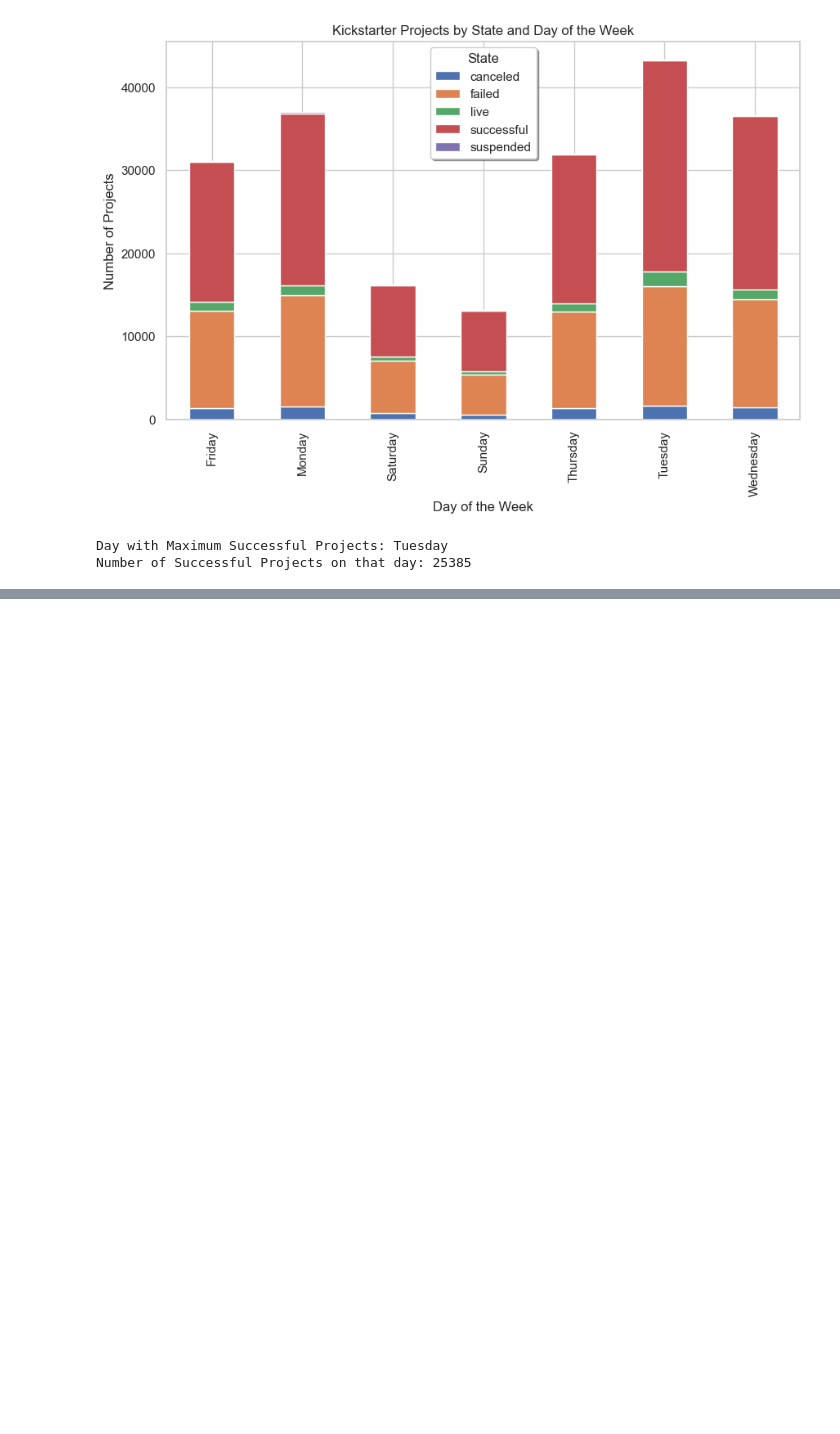
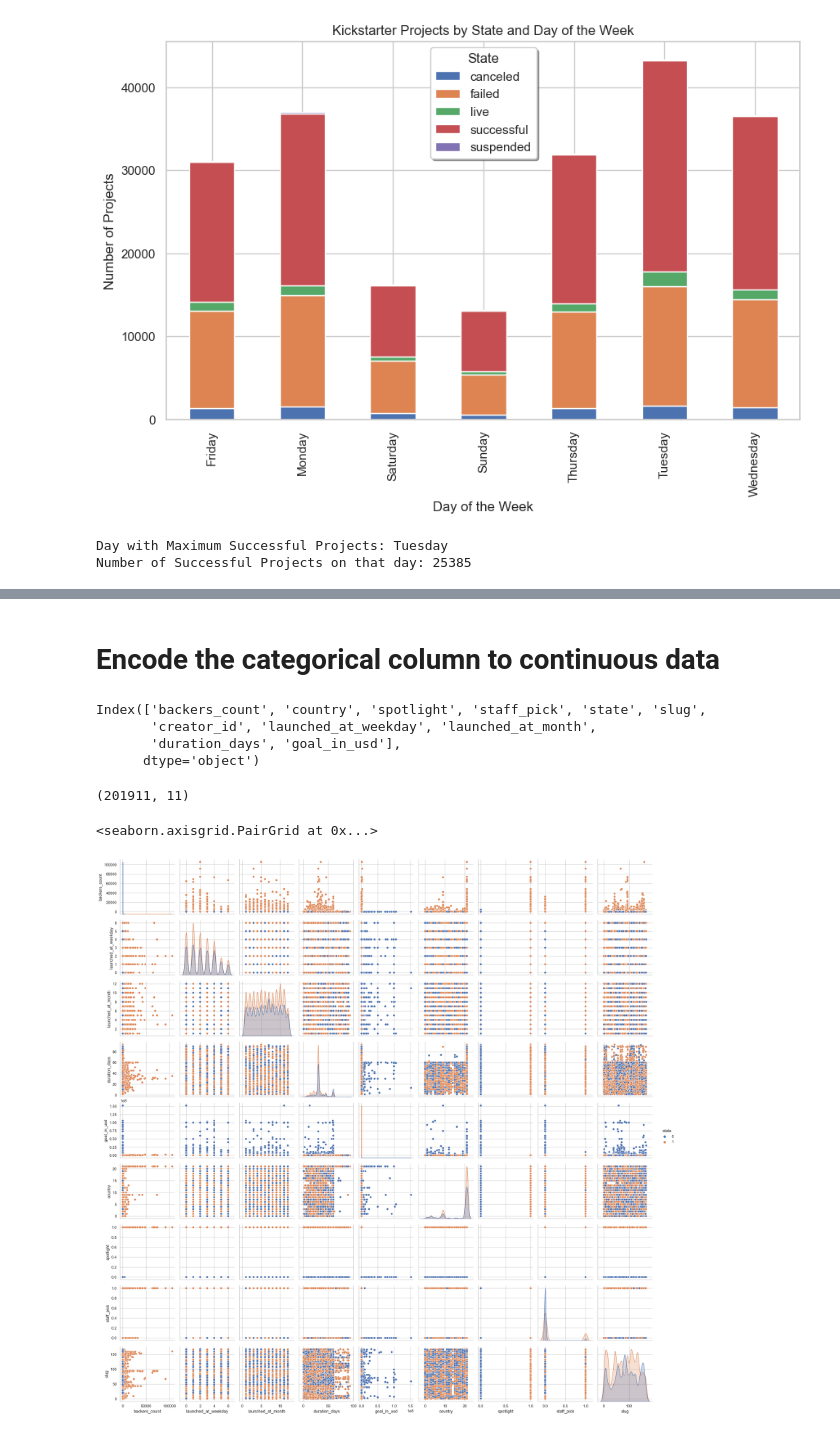
Before and after one commit to forster-j/ds-ml-project-kickstarter, a Jupyter notebook: Ankits_notebook.ipynb, the cells around one changed output, grey strips where cells are left out. Saved outputs shown, nothing was run; the diff lists cells and outputs as text; code cells hidden in the pictures; blank space fills up the shorter version.

```diff
--- a/Ankits_notebook.ipynb
+++ b/Ankits_notebook.ipynb
@@ -290,0 +304,3 @@ Number of Successful Projects on that day: 25385
+# %%
+#Drop all the live project
+data1 = data1[data1['state'] != 'live']
@@ -290,0 +312,2 @@ Number of Successful Projects on that day: 25385
+# %%
+data1['state'] = data1['state'].apply(lambda x: 1 if x == 'successful' else 0)
@@ -290,0 +327,19 @@ Number of Successful Projects on that day: 25385
+# %% [markdown]
+# Encode the categorical column to continuous data
+# %%
+print(data1.columns)
+# %% [output]
+Index(['backers_count', 'country', 'spotlight', 'staff_pick', 'state', 'slug',
+       'creator_id', 'launched_at_weekday', 'launched_at_month',
+       'duration_days', 'goal_in_usd'],
+      dtype='object')
+# %%
+# Encode the categorical column to continuous data
+cat_features = ['country', 'spotlight', 'staff_pick', 'slug']
+encoder = LabelEncoder()
+encoded = data1[cat_features].apply(encoder.fit_transform)
+
+data_cols = ['backers_count', 'state',
+       'creator_id', 'launched_at_weekday', 'launched_at_month',
+       'duration_days', 'goal_in_usd']
+baseline_data = data1[data_cols].join(encoded)
@@ -290,0 +348,9 @@ Number of Successful Projects on that day: 25385
+# %%
+baseline_data.shape
+# %% [output]
+(201911, 11)
+# %%
+sns.pairplot(baseline_data, hue='state')
+# %% [output]
+<seaborn.axisgrid.PairGrid at 0x...>
+[figure, added]
```
Also changed, not shown: parts of 10 cells of this notebook.
